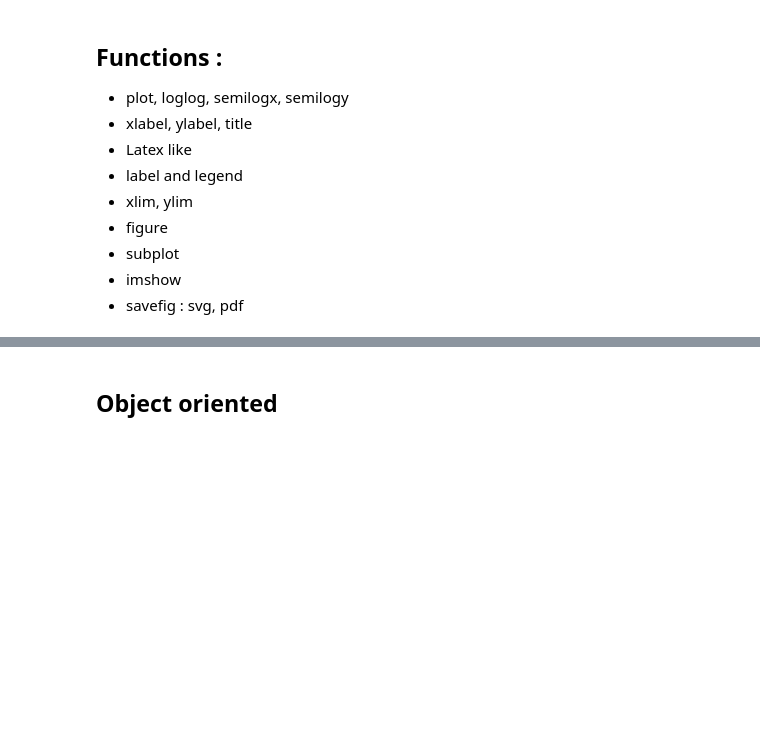
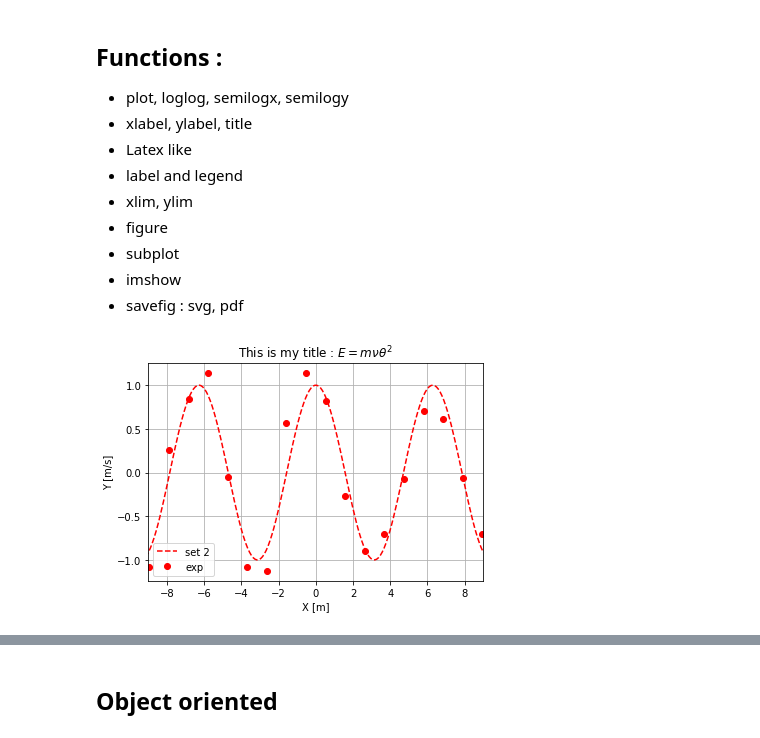
Before and after one commit to clade/EDPIF2023, a Jupyter notebook: module2/Graphics.ipynb, the cells around one changed output, grey strips where cells are left out. Cells and saved outputs as stored; diff of their text form; code cells hidden in the pictures; blank space fills up the shorter version.

```diff
--- a/module2/Graphics.ipynb
+++ b/module2/Graphics.ipynb
@@ -15,3 +15,31 @@
 * subplot
 * imshow
 * savefig : svg, pdf
+# %%
+import matplotlib.pyplot as plt
+import numpy as np
+
+x = np.linspace(-10, 10, 200)
+y = np.sin(x)
+y2 = np.cos(x)
+x_exp = np.linspace(-10, 10, 20)
+y_exp = np.cos(x_exp) + 0.2*np.random.normal(size=20)
+
+
+#plt.plot(x, y, label='set 1')
+plt.plot(x, y2, '--', color='red', linewidth=1.5, label='set 2')
+plt.plot(x_exp, y_exp, 'or', label='exp')
+
+plt.legend(loc='lower left')
+plt.xlabel('X [m]')
+plt.ylabel('Y [m/s]')
+plt.title(r'This is my title : $E = m \nu\theta^2$')
+
+plt.grid()
+plt.xlim(-9, 9)
+
+
+plt.savefig('my_figure.pdf')
+plt.savefig('my_figure.svg')
+# %% [output]
+[figure, added]
```
Also changed, not shown: parts of 6 cells of this notebook, 2 other files.
